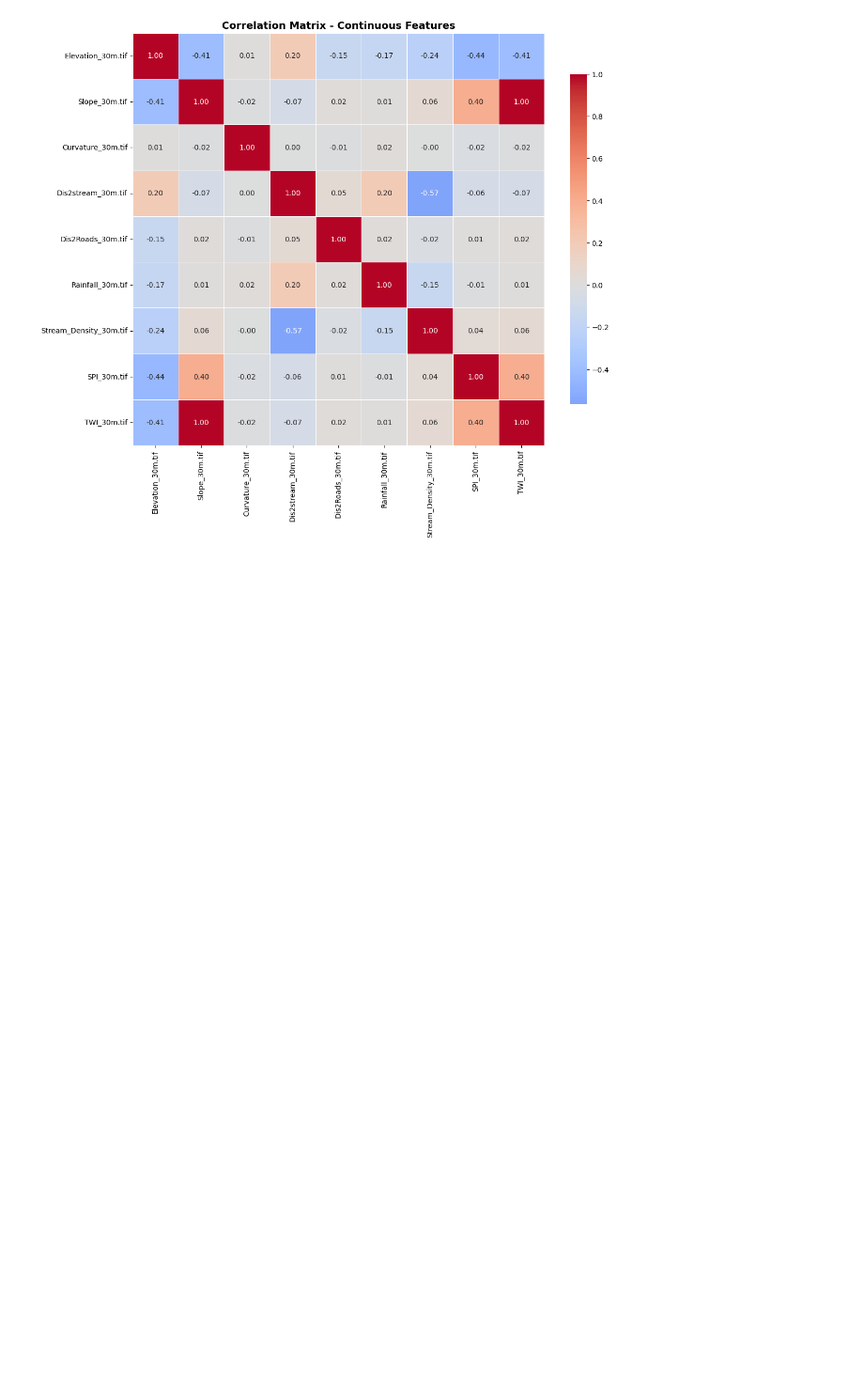
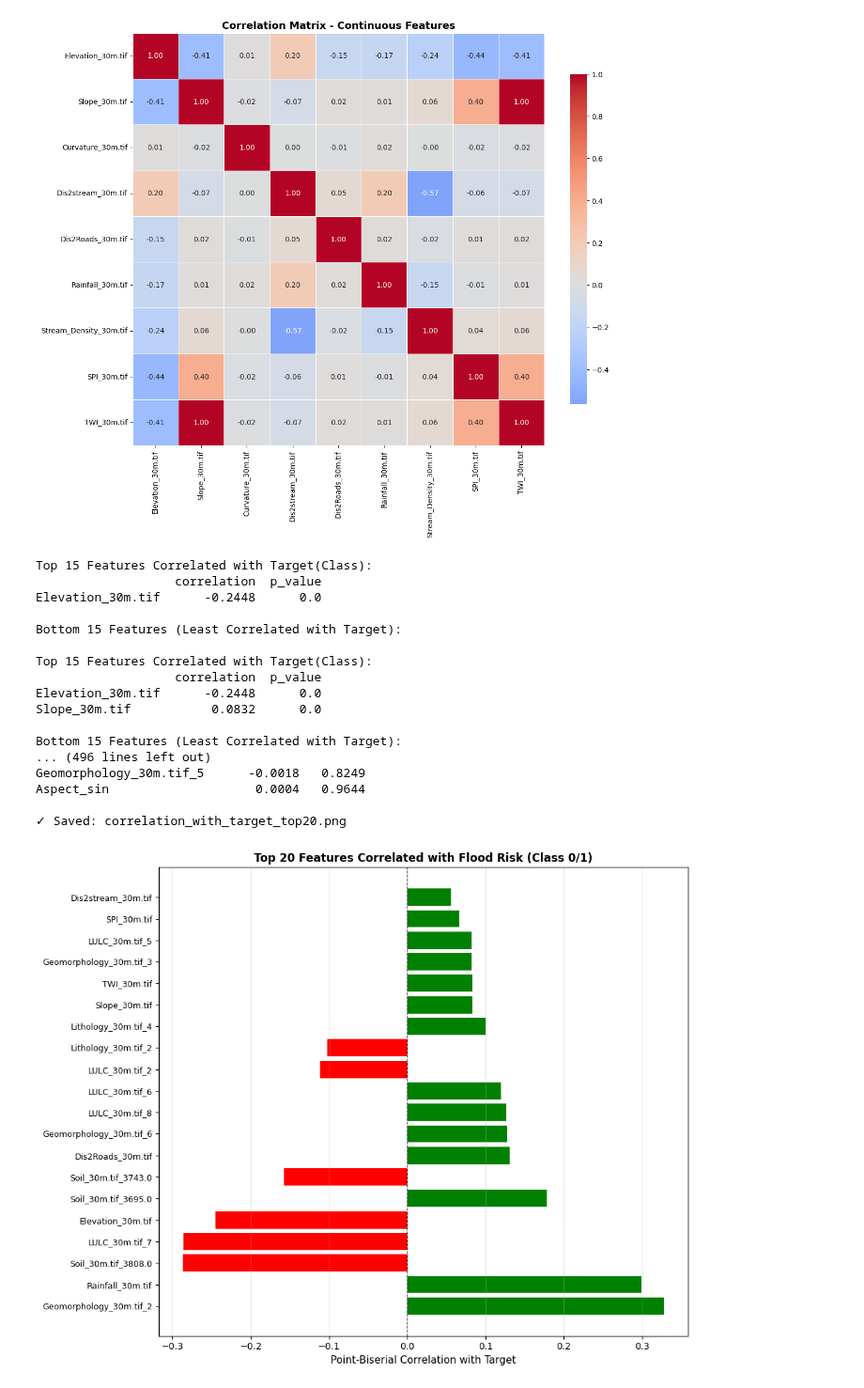
Before and after one commit to VladK333/flood-analysis, a Jupyter notebook: analysis.ipynb, the cells around one changed output. Shown at 94% size. Saved outputs shown, nothing was run; the diff lists cells and outputs as text; code cells hidden in the pictures; blank space fills up the shorter version.

Commit message:
point-biserial correlation (features vs target corr) done

```diff
--- a/analysis.ipynb
+++ b/analysis.ipynb
@@ -328,3 +328,52 @@ Slope_30m.tif <-> TWI_30m.tif: 1.000
 [figure]
 # %%
 #POINT-BISERIAL CORRELATION - Features vs Target (Class 0/1)
+
+target = y_clean.values.ravel()
+
+correlationz_with_target={}
+
+for col in X_processed.columns:
+    feature_values = X_processed[col].values
+    corr, p_value = pointbiserialr(target, feature_values)
+    correlationz_with_target[col] = {'correlation' : corr, 'p_value' : p_value}
+
+    #convert to datagrame and sort
+
+    corr_target_df = pd.DataFrame(correlationz_with_target).T
+    corr_target_df = corr_target_df.sort_values('correlation', key=abs, ascending=False)
+
+# Visualize top 20 correlations with target
+top_20_features = corr_target_df.head(20)
+
+plt.figure(figsize=(10, 8))
+colors = ['red' if x < 0 else 'green' for x in top_20_features['correlation']]
+plt.barh(range(len(top_20_features)), top_20_features['correlation'], color=colors)
+plt.yticks(range(len(top_20_features)), top_20_features.index, fontsize=9)
+plt.xlabel('Point-Biserial Correlation with Target', fontsize=11)
+plt.title('Top 20 Features Correlated with Flood Risk (Class 0/1)',
+          fontsize=12, fontweight='bold')
+plt.axvline(x=0, color='black', linestyle='--', linewidth=0.8)
+plt.grid(axis='x', alpha=0.3)
+plt.tight_layout()
+plt.savefig('correlation_with_target_top20.png', dpi=300, bbox_inches='tight')
+print("\n✓ Saved: correlation_with_target_top20.png")
+# %% [output]
+Top 15 Features Correlated with Target(Class):
+                   correlation  p_value
+Elevation_30m.tif      -0.2448      0.0
+
+Bottom 15 Features (Least Correlated with Target):
+
+Top 15 Features Correlated with Target(Class):
+                   correlation  p_value
+Elevation_30m.tif      -0.2448      0.0
+Slope_30m.tif           0.0832      0.0
+
+Bottom 15 Features (Least Correlated with Target):
+... (496 lines left out)
+Geomorphology_30m.tif_5      -0.0018   0.8249
+Aspect_sin                    0.0004   0.9644
+
+✓ Saved: correlation_with_target_top20.png
+[figure, added]
```
Also changed, not shown: parts of 2 cells of this notebook, 1 other file.
